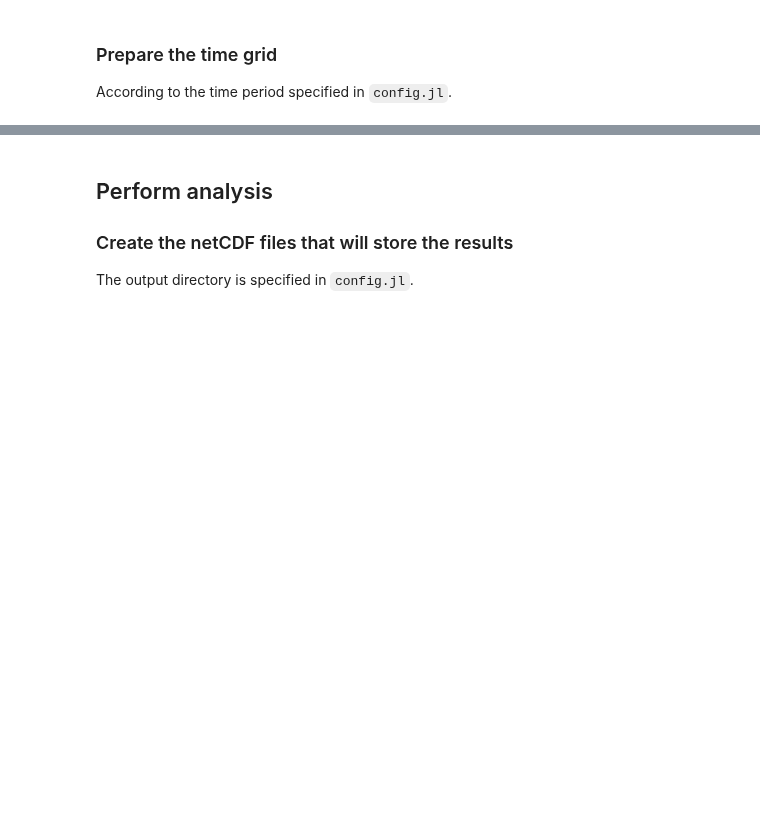
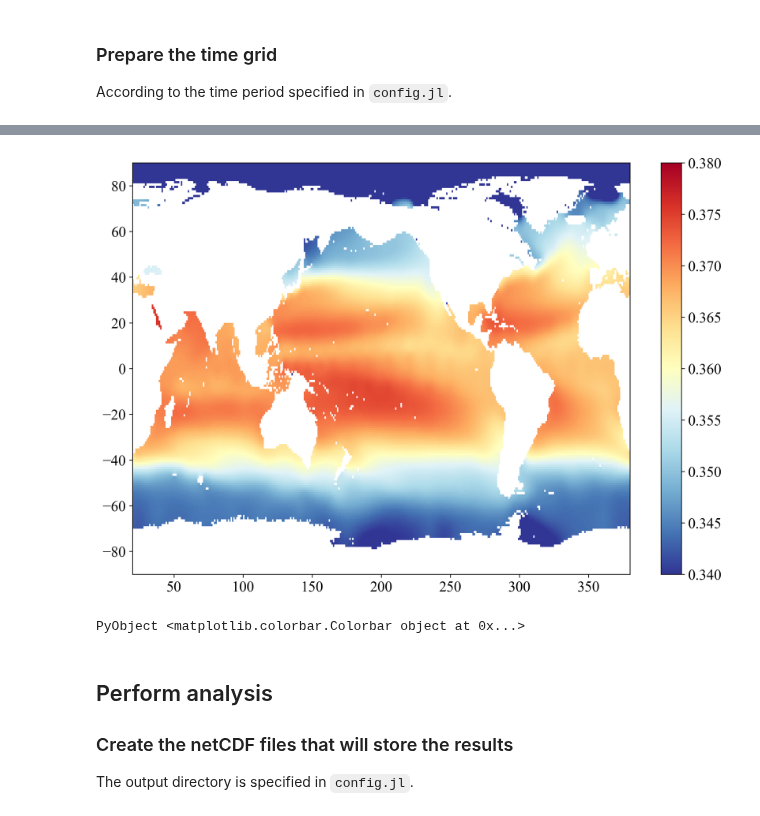
Before and after one commit to gher-uliege/DIVAnd-ME4OH, a Jupyter notebook: src/interp_ME4OH.ipynb, the cells around one changed output, grey strips where cells are left out. Cells and saved outputs as stored; diff of their text form; code cells hidden in the pictures; blank space fills up the shorter version.

```diff
--- a/src/interp_ME4OH.ipynb
+++ b/src/interp_ME4OH.ipynb
@@ -156,3 +145,9 @@ timegrid1 = ME4OH.get_timegrid(timeperiod1);
+# %%
+pcm = plt.pcolormesh(longrid, latgrid, fi', vmin=0.34, vmax=0.38, cmap=plt.cm.RdYlBu_r)
+plt.colorbar(pcm)
+# %% [output]
+[figure, added]
+PyObject <matplotlib.colorbar.Colorbar object at 0x...>
 # %% [markdown]
 ## Perform analysis
 ### Create the netCDF files that will store the results
```
Also changed, not shown: parts of 32 cells of this notebook, 2 other files.
